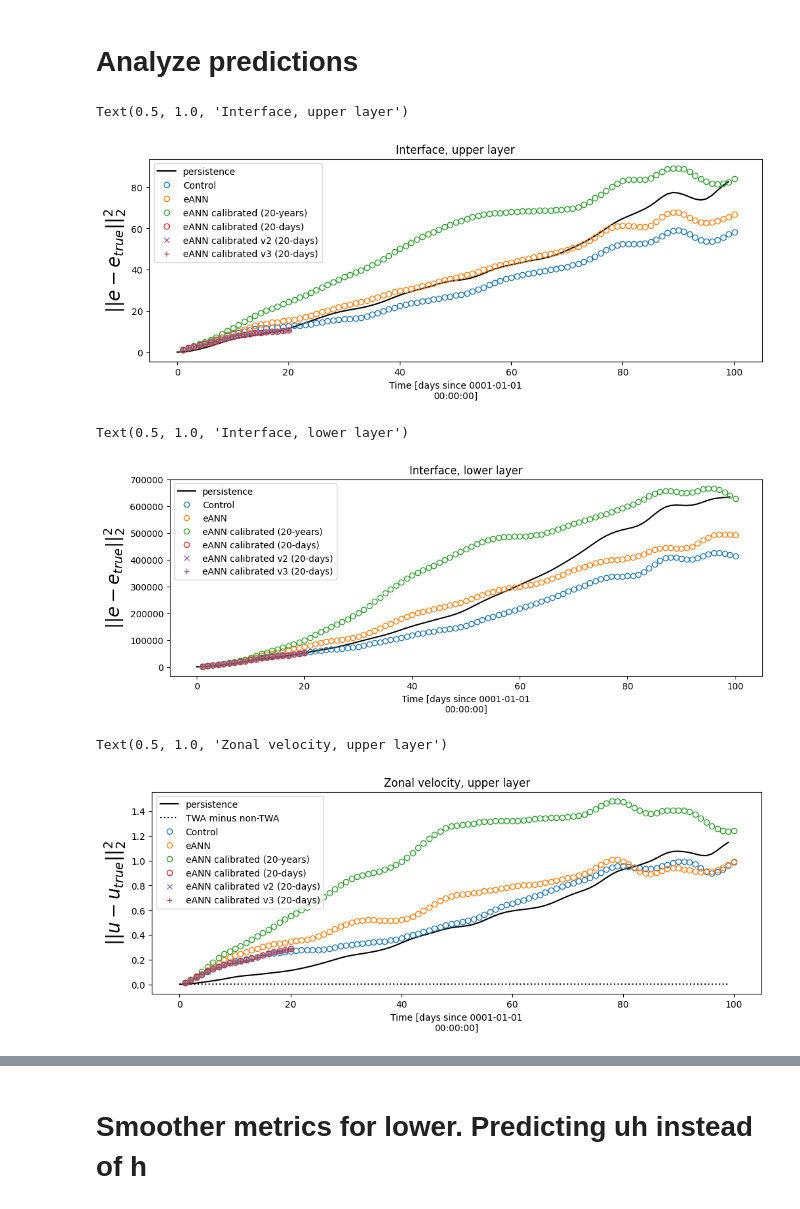
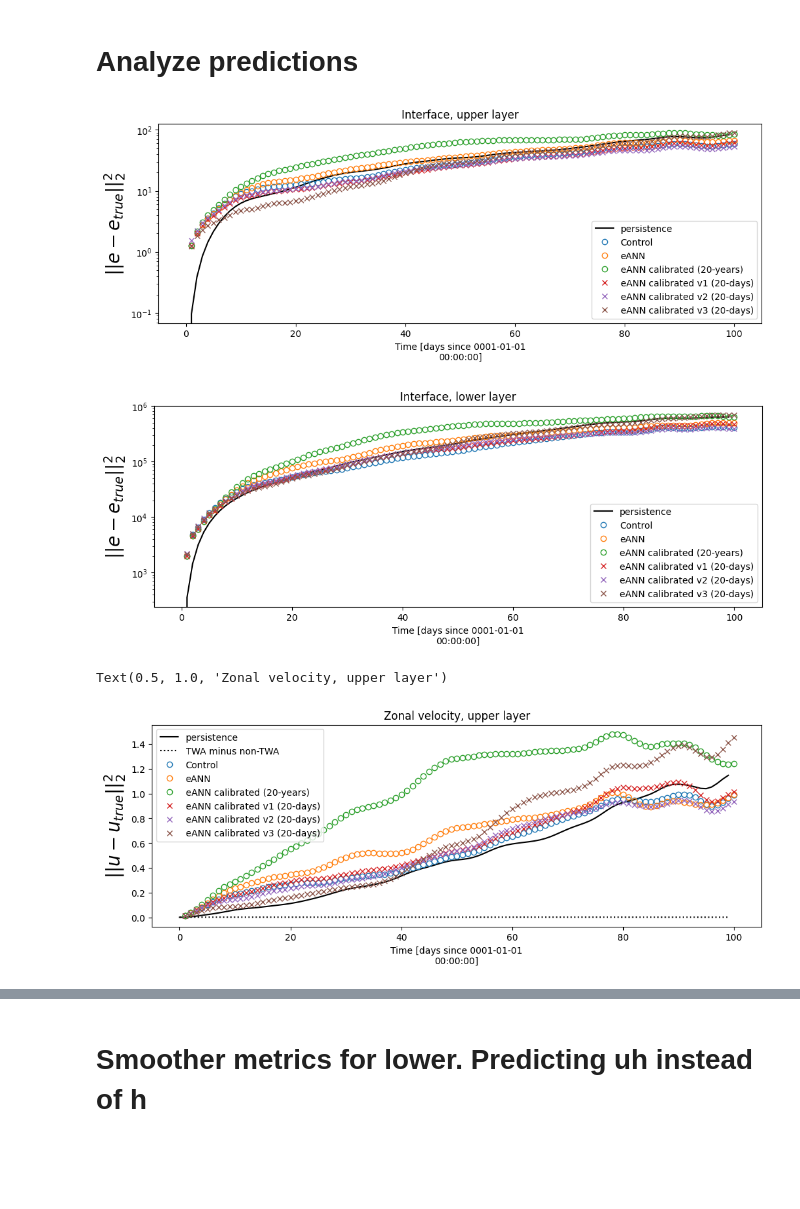
Before and after one commit to m2lines/calibration-MOM6, a Jupyter notebook: notebooks/RESTART_FILE.ipynb, the cells around one changed output, grey strips where cells are left out. Cells and saved outputs as stored; diff of their text form; code cells hidden in the pictures; blank space fills up the shorter version.

```diff
--- a/notebooks/RESTART_FILE.ipynb
+++ b/notebooks/RESTART_FILE.ipynb
@@ -134,27 +134,27 @@ eANN_TWA = xr.open_mfdataset('/scratch/pp2681/mom6/Feb2022/bare/eANN-TWA/prog_*'
 eANN_calibrated_nonTWA = xr.open_mfdataset('/scratch/pp2681/mom6/Feb2022/bare/eANN-calibrated-non-TWA/prog_*', decode_times=False)
 # %%
-eANN_v1 = xr.open_mfdataset('/scratch/pp2681/mom6/CM26_Double_Gyre/calibration/online_training/R2_FGR3/iteration-09/R2/ens-member-00/output/prog_*', decode_times=False)
-eANN_v2 = xr.open_mfdataset('/scratch/pp2681/mom6/CM26_Double_Gyre/calibration/online_training/R2_FGR3_inflation/iteration-09/R2/ens-member-00/output/prog_*', decode_times=False)
-eANN_v3 = xr.open_mfdataset('/scratch/pp2681/mom6/CM26_Double_Gyre/calibration/online_training/R2_FGR3_inflation_v2/iteration-09/R2/ens-member-00/output/prog_*', decode_times=False)
+eANN_v1 = xr.open_mfdataset('/scratch/pp2681/mom6/Feb2022/bare/eANN-calibrated-20-days-u/prog_*', decode_times=False)
+eANN_v2 = xr.open_mfdataset('/scratch/pp2681/mom6/Feb2022/bare/eANN-calibrated-20-days-u-h-weighted/prog_*', decode_times=False)
+eANN_v3 = xr.open_mfdataset('/scratch/pp2681/mom6/Feb2022/bare/eANN-calibrated-20-days-u-h-weighted-full/prog_*', decode_times=False)
 # %%
 plt.figure(figsize=(12,4))
 sel = lambda x: x.e.isel(zi=0)
 xy = ['xh', 'yh']
 
 ((sel(data).isel(Time=0) - sel(data))**2).isel(Time=slice(0,100)).sum(xy).plot(color='k', label='persistence')
 ((sel(nonTWA) - sel(data))**2).sum(xy).plot(lw=2, label='Control', marker='o', ls='', markerfacecolor='none')
 ((sel(eANN_nonTWA) - sel(data))**2).sum(xy).plot(lw=2, label='eANN', marker='o', ls='', markerfacecolor='none')
 ((sel(eANN_calibrated_nonTWA) - sel(data))**2).sum(xy).plot(lw=2, label='eANN calibrated (20-years)', marker='o', ls='', markerfacecolor='none')
-((sel(eANN_v1) - sel(data))**2).sum(xy).plot(lw=2, label='eANN calibrated (20-days)', marker='o', ls='', markerfacecolor='none')
+((sel(eANN_v1) - sel(data))**2).sum(xy).plot(lw=2, label='eANN calibrated v1 (20-days)', marker='x', ls='', markerfacecolor='none')
 ((sel(eANN_v2) - sel(data))**2).sum(xy).plot(lw=2, label='eANN calibrated v2 (20-days)', marker='x', ls='', markerfacecolor='none')
-((sel(eANN_v3) - sel(data))**2).sum(xy).plot(lw=2, label='eANN calibrated v3 (20-days)', marker='+', ls='', markerfacecolor='none')
+((sel(eANN_v3) - sel(data))**2).sum(xy).plot(lw=2, label='eANN calibrated v3 (20-days)', marker='x', ls='', markerfacecolor='none')
 
 plt.legend()
 plt.ylabel('$||e - e_{true}||_2^2$', fontsize=20)
 plt.title('Interface, upper layer')
+plt.yscale('log')
 # %% [output]
-Text(0.5, 1.0, 'Interface, upper layer')
-[figure, old version]
+[figure, new version]
 # %%
 plt.figure(figsize=(12,4))
 sel = lambda x: x.e.isel(zi=1)
@@ -164,16 +164,16 @@ xy = ['xh', 'yh']
 ((sel(nonTWA) - sel(data))**2).sum(xy).plot(lw=2, label='Control', marker='o', ls='', markerfacecolor='none')
 ((sel(eANN_nonTWA) - sel(data))**2).sum(xy).plot(lw=2, label='eANN', marker='o', ls='', markerfacecolor='none')
 ((sel(eANN_calibrated_nonTWA) - sel(data))**2).sum(xy).plot(lw=2, label='eANN calibrated (20-years)', marker='o', ls='', markerfacecolor='none')
-((sel(eANN_v1) - sel(data))**2).sum(xy).plot(lw=2, label='eANN calibrated (20-days)', marker='o', ls='', markerfacecolor='none')
+((sel(eANN_v1) - sel(data))**2).sum(xy).plot(lw=2, label='eANN calibrated v1 (20-days)', marker='x', ls='', markerfacecolor='none')
 ((sel(eANN_v2) - sel(data))**2).sum(xy).plot(lw=2, label='eANN calibrated v2 (20-days)', marker='x', ls='', markerfacecolor='none')
-((sel(eANN_v3) - sel(data))**2).sum(xy).plot(lw=2, label='eANN calibrated v3 (20-days)', marker='+', ls='', markerfacecolor='none')
+((sel(eANN_v3) - sel(data))**2).sum(xy).plot(lw=2, label='eANN calibrated v3 (20-days)', marker='x', ls='', markerfacecolor='none')
 
 plt.legend()
 plt.ylabel('$||e - e_{true}||_2^2$', fontsize=20)
 plt.title('Interface, lower layer')
+plt.yscale('log')
 # %% [output]
-Text(0.5, 1.0, 'Interface, lower layer')
-[figure, old version]
+[figure, new version]
 # %%
 plt.figure(figsize=(12,4))
 sel = lambda x: x.u.isel(zl=0)
@@ -184,16 +184,17 @@ xy = ['xq', 'yh']
 ((sel(nonTWA) - sel(data))**2).sum(xy).plot(lw=2, label='Control', marker='o', ls='', markerfacecolor='none')
 ((sel(eANN_nonTWA) - sel(data))**2).sum(xy).plot(lw=2, label='eANN', marker='o', ls='', markerfacecolor='none')
 ((sel(eANN_calibrated_nonTWA) - sel(data))**2).sum(xy).plot(lw=2, label='eANN calibrated (20-years)', marker='o', ls='', markerfacecolor='none')
-((sel(eANN_v1) - sel(data))**2).sum(xy).plot(lw=2, label='eANN calibrated (20-days)', marker='o', ls='', markerfacecolor='none')
+((sel(eANN_v1) - sel(data))**2).sum(xy).plot(lw=2, label='eANN calibrated v1 (20-days)', marker='x', ls='', markerfacecolor='none')
 ((sel(eANN_v2) - sel(data))**2).sum(xy).plot(lw=2, label='eANN calibrated v2 (20-days)', marker='x', ls='', markerfacecolor='none')
-((sel(eANN_v3) - sel(data))**2).sum(xy).plot(lw=2, label='eANN calibrated v3 (20-days)', marker='+', ls='', markerfacecolor='none')
+((sel(eANN_v3) - sel(data))**2).sum(xy).plot(lw=2, label='eANN calibrated v3 (20-days)', marker='x', ls='', markerfacecolor='none')
+
 
 plt.legend()
 plt.ylabel('$||u - u_{true}||_2^2$', fontsize=20)
 plt.title('Zonal velocity, upper layer')
 # %% [output]
 Text(0.5, 1.0, 'Zonal velocity, upper layer')
-[figure, old version]
+[figure, new version]
 # %%
 plt.figure(figsize=(12,4))
 sel = lambda x: x.v.isel(zl=0)
```
Also changed, not shown: parts of 23 cells of this notebook, 2 other files.
